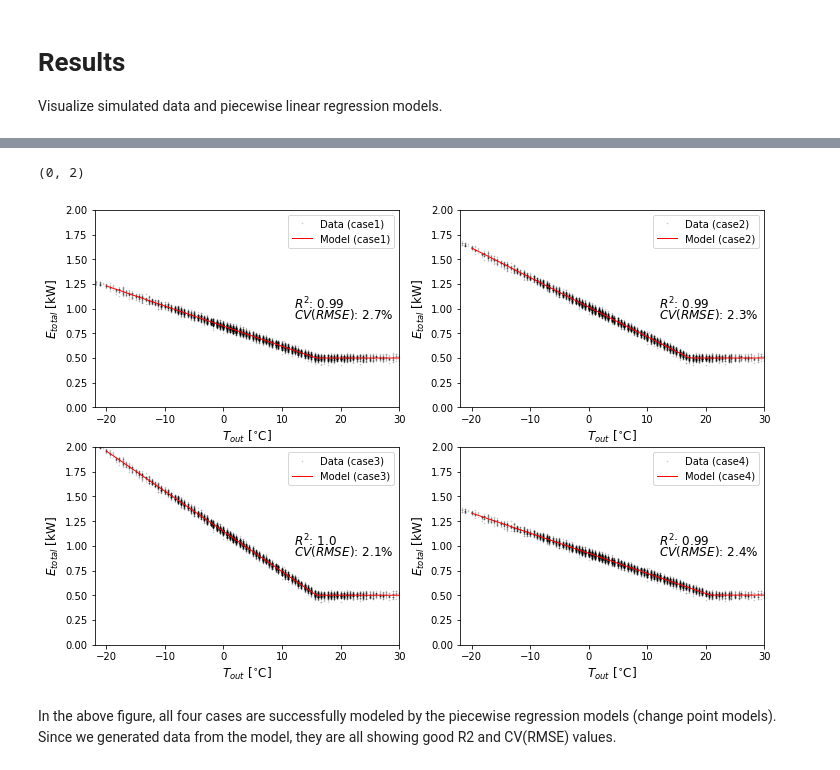
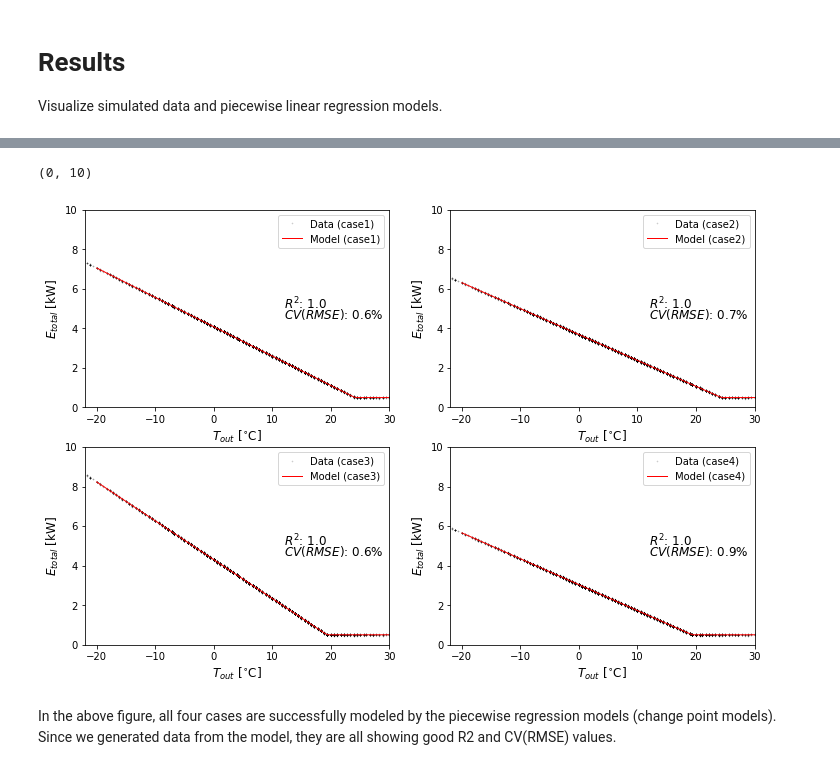
Before and after one commit to ecosang/change_point_model_test, a Jupyter notebook: notebook/Change-point-model.ipynb, the cells around one changed output, grey strips where cells are left out. Saved outputs shown, nothing was run; the diff lists cells and outputs as text; code cells hidden in the pictures.

```diff
--- a/notebook/Change-point-model.ipynb
+++ b/notebook/Change-point-model.ipynb
@@ -110,7 +111,7 @@ weather.head(3)
 # %% [markdown]
 A function that simulate heating energy consumption of a building based on the eqauations above. Some values are assumed for examples. See comments in the function.
 # %%
-def building_model_heating(T_out,U,eta_heat,T_set,A=192,V_out=96/3600,delta_t=3600,epsilon_Q_heat=250,mu_E_non_heat=500,sigma_E_non_heat=20,seed_num=1234):
+def building_model_heating(T_out,U,eta_heat,T_set,A=640,V_out=600/3600,delta_t=3600,epsilon_Q_heat=250,mu_E_non_heat=500,sigma_E_non_heat=20,seed_num=1234):
     cp_air=1.005 #J/(g.K)
     rho_air=1200 #g/m3
     n_data=T_out.shape[0] # numper of data
@@ -125,10 +126,11 @@ def building_model_heating(T_out,U,eta_heat,T_set,A=192,V_out=96/3600,delta_t=36
 Let's calculate total electricity consumption. Function inputs are based on the cases presented above. After calculating the electricity, it is divided by (3600s x 1000) to represent as daily power demand in kW.
 # %%
 # calculate Electricity consumption for each case.
-E_total_case1=building_model_heating(T_out=T_out,U=0.15,eta_heat=3.,T_set=20)/3600/1000 #[kW]
-E_total_case2=building_model_heating(T_out=T_out,U=0.3,eta_heat=3.,T_set=20)/3600/1000 #[kW]
-E_total_case3=building_model_heating(T_out=T_out,U=0.15,eta_heat=1.5,T_set=20)/3600/1000 #[kW]
-E_total_case4=building_model_heating(T_out=T_out,U=0.15,eta_heat=3.,T_set=25)/3600/1000 #[kW]
+E_total_base=building_model_heating(T_out=T_out,U=0.3,eta_heat=2.,T_set=25)/3600/1000 #[kW]
+E_total_case1=building_model_heating(T_out=T_out,U=0.15,eta_heat=2.,T_set=25)/3600/1000 #[kW]
+E_total_case2=building_model_heating(T_out=T_out,U=0.3,eta_heat=3.,T_set=25)/3600/1000 #[kW]
+E_total_case3=building_model_heating(T_out=T_out,U=0.3,eta_heat=2.0,T_set=20)/3600/1000 #[kW]
+E_total_case4=building_model_heating(T_out=T_out,U=0.3,eta_heat=3.,T_set=20)/3600/1000 #[kW]
 # %% [markdown]
 Fit piecewise linear regression models (i.e., change point models).
 # %%
@@ -200,49 +219,50 @@ Visualize simulated data and piecewise linear regression models.
 # %%
+## other cases
 T_out_grid=np.linspace(-20,30,101)
 fig, ax =plt.subplots(nrows=2, ncols=2,  figsize=(12,8))
 ax[0,0].plot(T_out, E_total_case1, "kx",label="Data (case1)",markersize=1,alpha=0.2)
 ax[0,0].plot(T_out_grid, piecewise_linear(T_out_grid, *theta_case1),'r-',label='Model (case1)',linewidth=1.0)
 ax[0,0].legend(fontsize=10,loc="best")
 ax[0,0].set_xlabel("$T_{out}$ [${^{\circ}}$C]",fontsize=12)
 ax[0,0].set_ylabel("$E_{total}$ [kW]",fontsize=12)
-ax[0,0].text(12, 1.0, f'$R^2$: {round(R2_case1,2)}', fontsize=12)
-ax[0,0].text(12, 0.9, f'$CV(RMSE)$: {round(CV_RMSE_case1*100,1)}%', fontsize=12)
+ax[0,0].text(12, 5.0, f'$R^2$: {round(R2_case1,2)}', fontsize=12)
+ax[0,0].text(12, 4.5, f'$CV(RMSE)$: {round(CV_RMSE_case1*100,1)}%', fontsize=12)
 ax[0,0].set_xlim([-22,30])
-ax[0,0].set_ylim([0,2])
+ax[0,0].set_ylim([0,10])
 
 ax[0,1].plot(T_out, E_total_case2, "kx",label="Data (case2)", markersize=1,alpha=0.2)
 ax[0,1].plot(T_out_grid, piecewise_linear(T_out_grid, *theta_case2),'r-',label='Model (case2)',linewidth=1.0)
 ax[0,1].legend(fontsize=10,loc="best")
 ax[0,1].set_xlabel("$T_{out}$ [${^{\circ}}$C]",fontsize=12)
 ax[0,1].set_ylabel("$E_{total}$ [kW]",fontsize=12)
-ax[0,1].text(12, 1.0, f'$R^2$: {round(R2_case2,2)}', fontsize=12)
-ax[0,1].text(12, 0.9, f'$CV(RMSE)$: {round(CV_RMSE_case2*100,1)}%', fontsize=12)
+ax[0,1].text(12, 5.0, f'$R^2$: {round(R2_case2,2)}', fontsize=12)
+ax[0,1].text(12, 4.5, f'$CV(RMSE)$: {round(CV_RMSE_case2*100,1)}%', fontsize=12)
 ax[0,1].set_xlim([-22,30])
-ax[0,1].set_ylim([0,2])
+ax[0,1].set_ylim([0,10])
 
 ax[1,0].plot(T_out, E_total_case3, "kx",label="Data (case3)", markersize=1,alpha=0.2)
 ax[1,0].plot(T_out_grid, piecewise_linear(T_out_grid, *theta_case3),'r-',label='Model (case3)',linewidth=1.0)
 ax[1,0].legend(fontsize=10,loc="best")
 ax[1,0].set_xlabel("$T_{out}$ [${^{\circ}}$C]",fontsize=12)
 ax[1,0].set_ylabel("$E_{total}$ [kW]",fontsize=12)
-ax[1,0].text(12, 1.0, f'$R^2$: {round(R2_case3,2)}', fontsize=12)
-ax[1,0].text(12, 0.9, f'$CV(RMSE)$: {round(CV_RMSE_case3*100,1)}%', fontsize=12)
+ax[1,0].text(12, 5.0, f'$R^2$: {round(R2_case3,2)}', fontsize=12)
+ax[1,0].text(12, 4.5, f'$CV(RMSE)$: {round(CV_RMSE_case3*100,1)}%', fontsize=12)
 ax[1,0].set_xlim([-22,30])
-ax[1,0].set_ylim([0,2])
+ax[1,0].set_ylim([0,10])
 
 
 ax[1,1].plot(T_out, E_total_case4, "kx",label="Data (case4)",markersize=1,alpha=0.2)
 ax[1,1].plot(T_out_grid, piecewise_linear(T_out_grid, *theta_case4),'r-',label='Model (case4)',linewidth=1.0)
 ax[1,1].legend(fontsize=10,loc="best")
 ax[1,1].set_xlabel("$T_{out}$ [${^{\circ}}$C]",fontsize=12)
 ax[1,1].set_ylabel("$E_{total}$ [kW]",fontsize=12)
-ax[1,1].text(12, 1.0, f'$R^2$: {round(R2_case4,2)}', fontsize=12)
-ax[1,1].text(12, 0.9, f'$CV(RMSE)$: {round(CV_RMSE_case4*100,1)}%', fontsize=12)
+ax[1,1].text(12, 5.0, f'$R^2$: {round(R2_case4,2)}', fontsize=12)
+ax[1,1].text(12, 4.5, f'$CV(RMSE)$: {round(CV_RMSE_case4*100,1)}%', fontsize=12)
 ax[1,1].set_xlim([-22,30])
-ax[1,1].set_ylim([0,2])
+ax[1,1].set_ylim([0,10])
 # %% [output]
-(0, 2)
+(0, 10)
-[figure, old version]
+[figure, new version]
 # %% [markdown]
 In the above figure, all four cases are successfully modeled by the piecewise regression models (change point models). Since we generated data from the model, they are all showing good R2 and CV(RMSE) values.
 # %%
```
Also changed, not shown: parts of 9 cells of this notebook, 20 other files.
